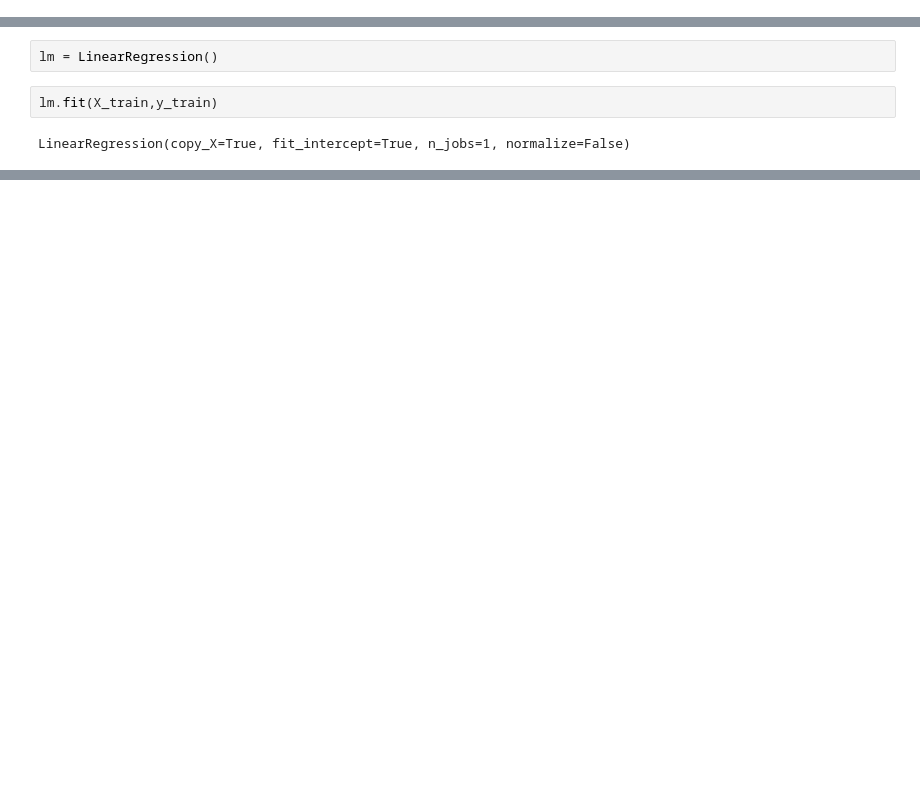
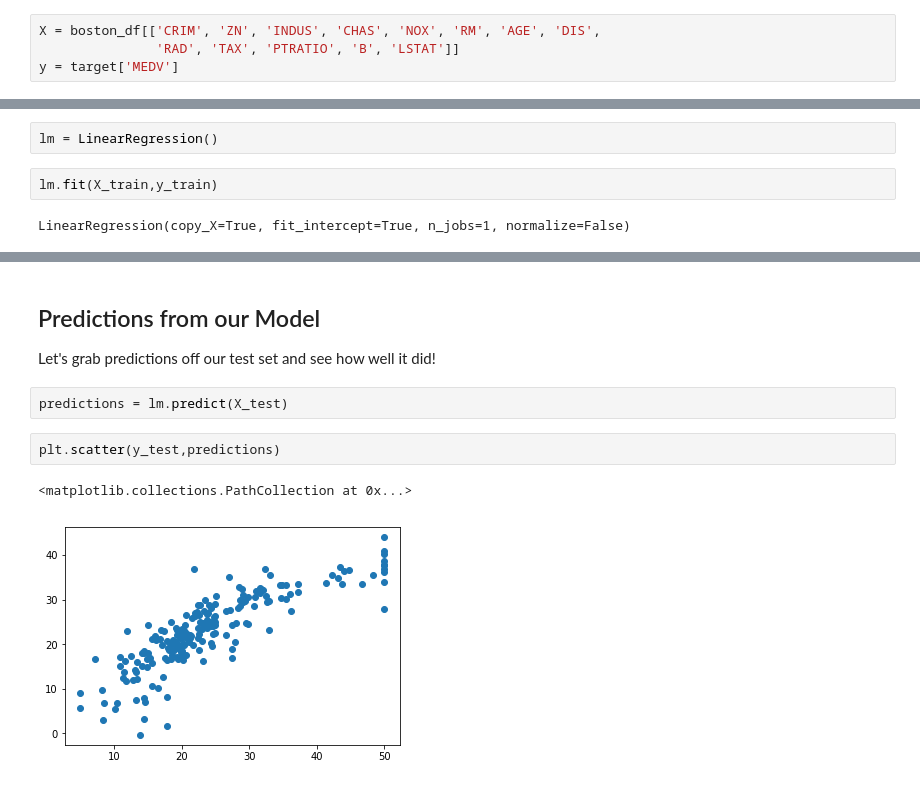
Before and after one commit to imhardikj/A-Model-a-Day, a Jupyter notebook: Linear Regression/Linear Regression with Python.ipynb, the cells around one changed output, grey strips where cells are left out. Drawn from its saved outputs; the diff is of its cells as text; blank space fills up the shorter version.

```diff
--- a/Linear Regression/Linear Regression with Python.ipynb
+++ b/Linear Regression/Linear Regression with Python.ipynb
@@ -105,3 +112,7 @@ y = USAhousing['Price']
+# %%
+X = boston_df[['CRIM', 'ZN', 'INDUS', 'CHAS', 'NOX', 'RM', 'AGE', 'DIS',
+               'RAD', 'TAX', 'PTRATIO', 'B', 'LSTAT']]
+y = target['MEDV']
 # %% [markdown]
 ## Train Test Split
 
@@ -120,0 +170,11 @@ LinearRegression(copy_X=True, fit_intercept=True, n_jobs=1, normalize=False)
+# %% [markdown]
+## Predictions from our Model
+
+Let's grab predictions off our test set and see how well it did!
+# %%
+predictions = lm.predict(X_test)
+# %%
+plt.scatter(y_test,predictions)
+# %% [output]
+<matplotlib.collections.PathCollection at 0x...>
+[figure, added]
```
Also changed, not shown: parts of 27 cells of this notebook.
